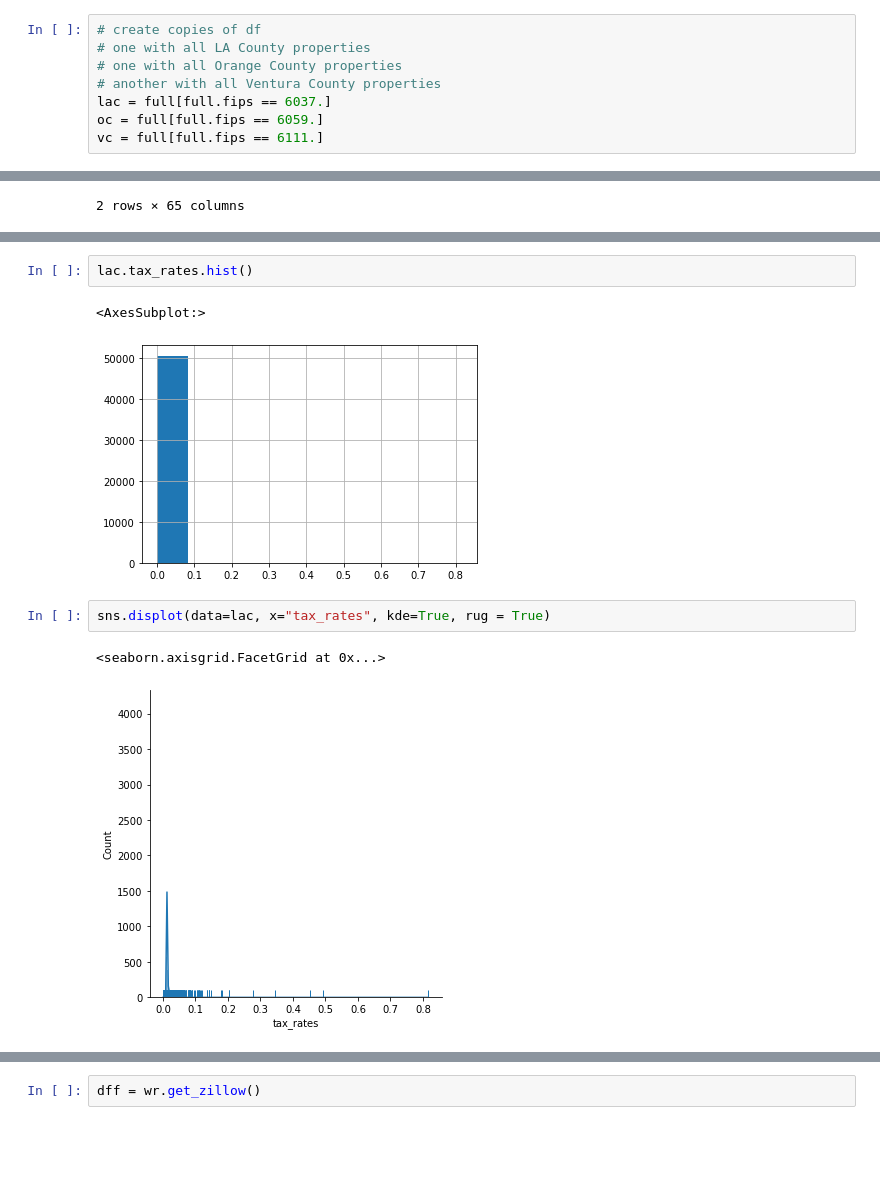
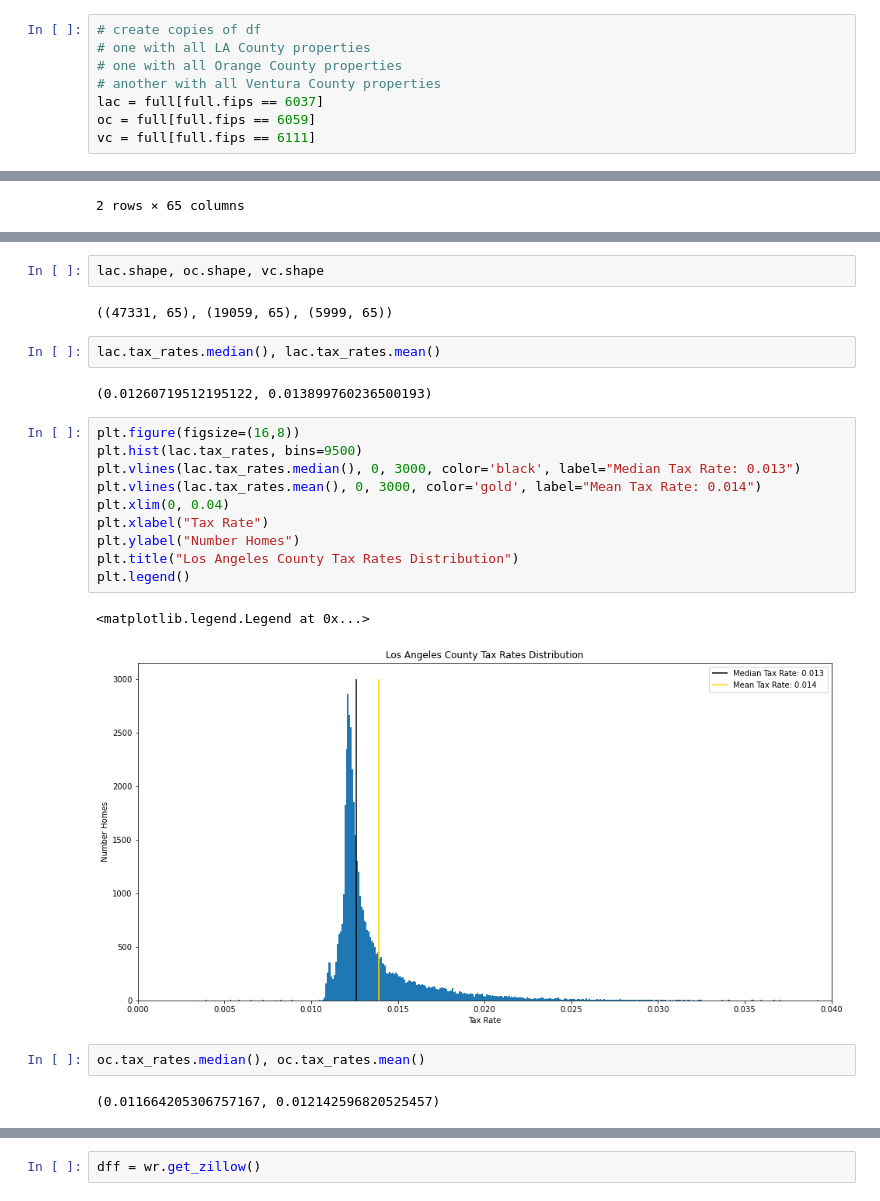
Before and after one commit to o0amandagomez0o/regression_project, a Jupyter notebook: zillow.ipynb, the cells around one changed output, grey strips where cells are left out. Saved outputs shown, nothing was run; the diff lists cells and outputs as text; blank space fills up the shorter version.

```diff
--- a/zillow.ipynb
+++ b/zillow.ipynb
@@ -1161,9 +1252,9 @@ full.head(3)
 # one with all LA County properties
 # one with all Orange County properties
 # another with all Ventura County properties
-lac = full[full.fips == 6037.]
-oc = full[full.fips == 6059.]
-vc = full[full.fips == 6111.]
+lac = full[full.fips == 6037]
+oc = full[full.fips == 6059]
+vc = full[full.fips == 6111]
 # %%
 lac.head(2)
 # %% [output]
@@ -1181,10 +1265,25 @@ Text(0, 0.5, 'Number Homes')
-# %%
-lac.tax_rates.hist()
-# %% [output]
-<AxesSubplot:>
-[figure, removed]
-# %%
-sns.displot(data=lac, x="tax_rates", kde=True, rug = True)
-# %% [output]
-<seaborn.axisgrid.FacetGrid at 0x...>
-[figure, removed]
+# %%
+lac.shape, oc.shape, vc.shape
+# %% [output]
+((47331, 65), (19059, 65), (5999, 65))
+# %%
+lac.tax_rates.median(), lac.tax_rates.mean()
+# %% [output]
+(0.01260719512195122, 0.013899760236500193)
+# %%
+plt.figure(figsize=(16,8))
+plt.hist(lac.tax_rates, bins=9500)
+plt.vlines(lac.tax_rates.median(), 0, 3000, color='black', label="Median Tax Rate: 0.013")
+plt.vlines(lac.tax_rates.mean(), 0, 3000, color='gold', label="Mean Tax Rate: 0.014")
+plt.xlim(0, 0.04)
+plt.xlabel("Tax Rate")
+plt.ylabel("Number Homes")
+plt.title("Los Angeles County Tax Rates Distribution")
+plt.legend()
+# %% [output]
+<matplotlib.legend.Legend at 0x...>
+[figure, added]
+# %%
+oc.tax_rates.median(), oc.tax_rates.mean()
+# %% [output]
+(0.011664205306757167, 0.012142596820525457)
```
Also changed, not shown: parts of 54 cells of this notebook, 1 other file.
